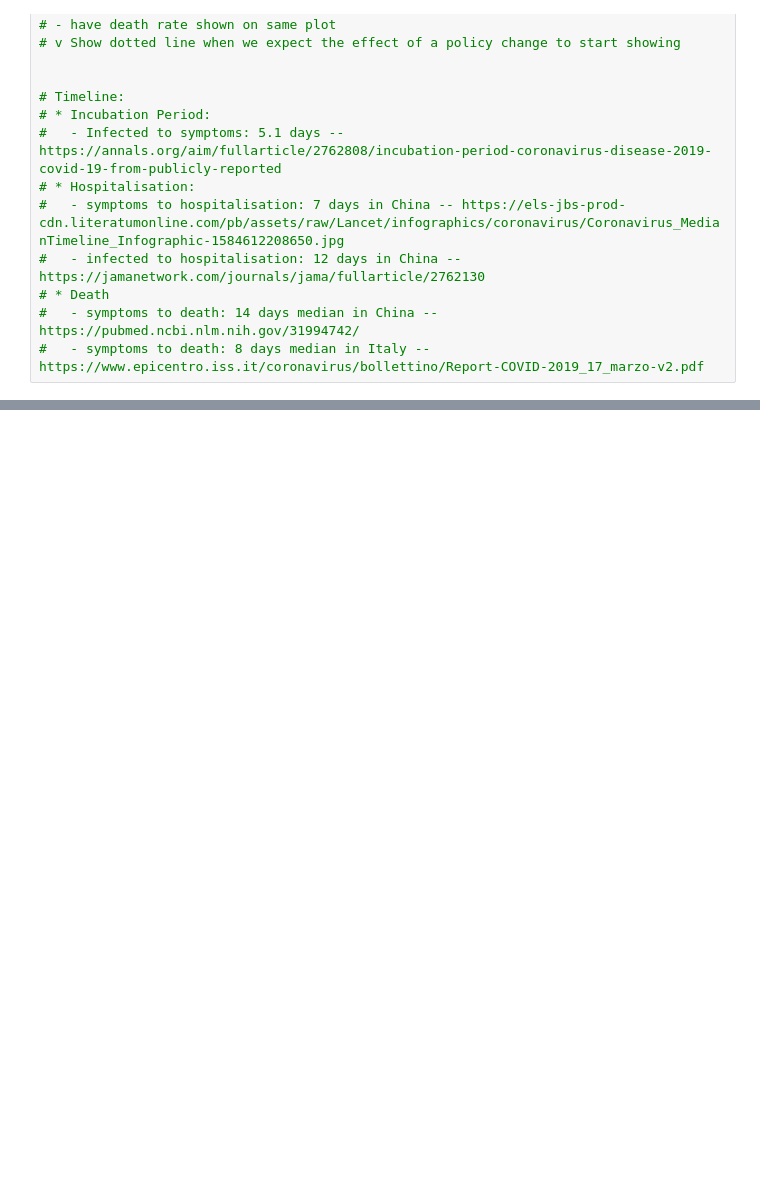
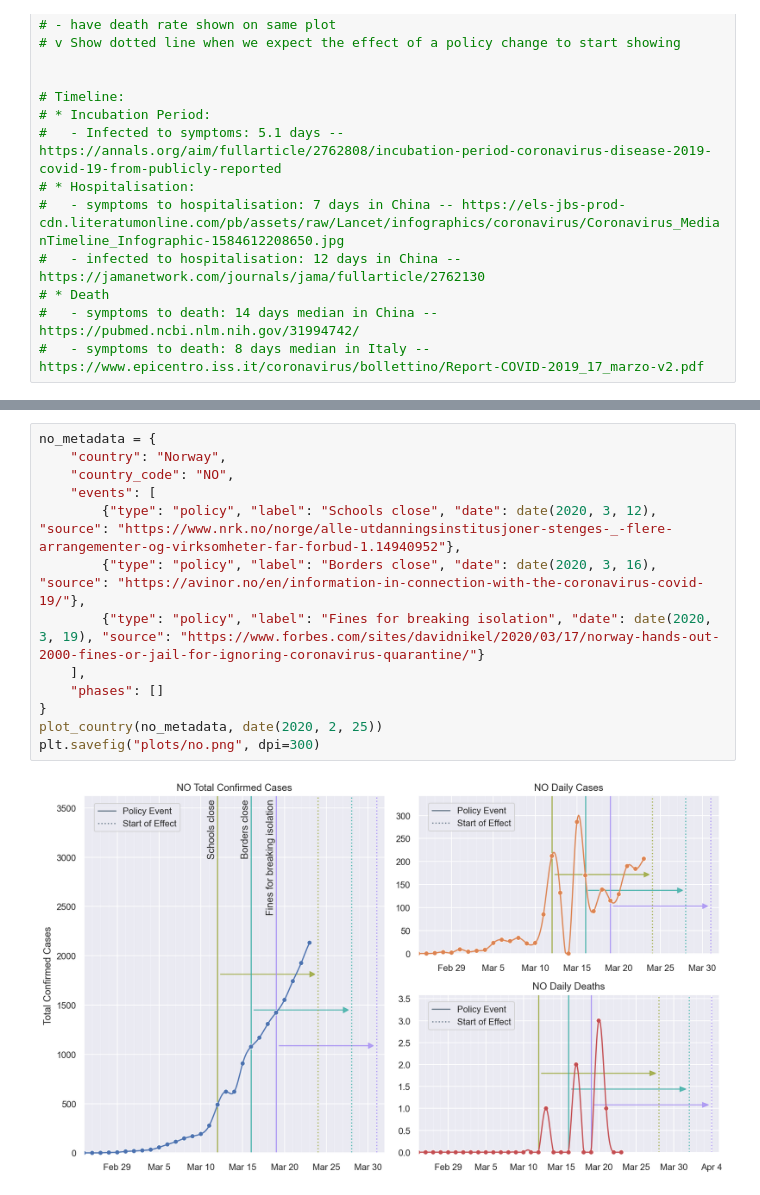
Before and after one commit to arnfred/covid-19, a Jupyter notebook: Covid-plotting.ipynb, the cells around one changed output, grey strips where cells are left out. Cells and saved outputs as stored; diff of their text form; blank space fills up the shorter version.

```diff
--- a/Covid-plotting.ipynb
+++ b/Covid-plotting.ipynb
@@ -211,0 +231,15 @@ plt.savefig("plots/dk.png", dpi=300)
+# %%
+no_metadata = {
+    "country": "Norway",
+    "country_code": "NO",
+    "events": [
+        {"type": "policy", "label": "Schools close", "date": date(2020, 3, 12), "source": "https://www.nrk.no/norge/alle-utdanningsinstitusjoner-stenges-_-flere-arrangementer-og-virksomheter-far-forbud-1.14940952"},
+        {"type": "policy", "label": "Borders close", "date": date(2020, 3, 16), "source": "https://avinor.no/en/information-in-connection-with-the-coronavirus-covid-19/"},
+        {"type": "policy", "label": "Fines for breaking isolation", "date": date(2020, 3, 19), "source": "https://www.forbes.com/sites/davidnikel/2020/03/17/norway-hands-out-2000-fines-or-jail-for-ignoring-coronavirus-quarantine/"}
+    ],
+    "phases": []
+}
+plot_country(no_metadata, date(2020, 2, 25))
+plt.savefig("plots/no.png", dpi=300)
+# %% [output]
+[figure, added]
```
Also changed, not shown: parts of 7 cells of this notebook, 6 other files.
